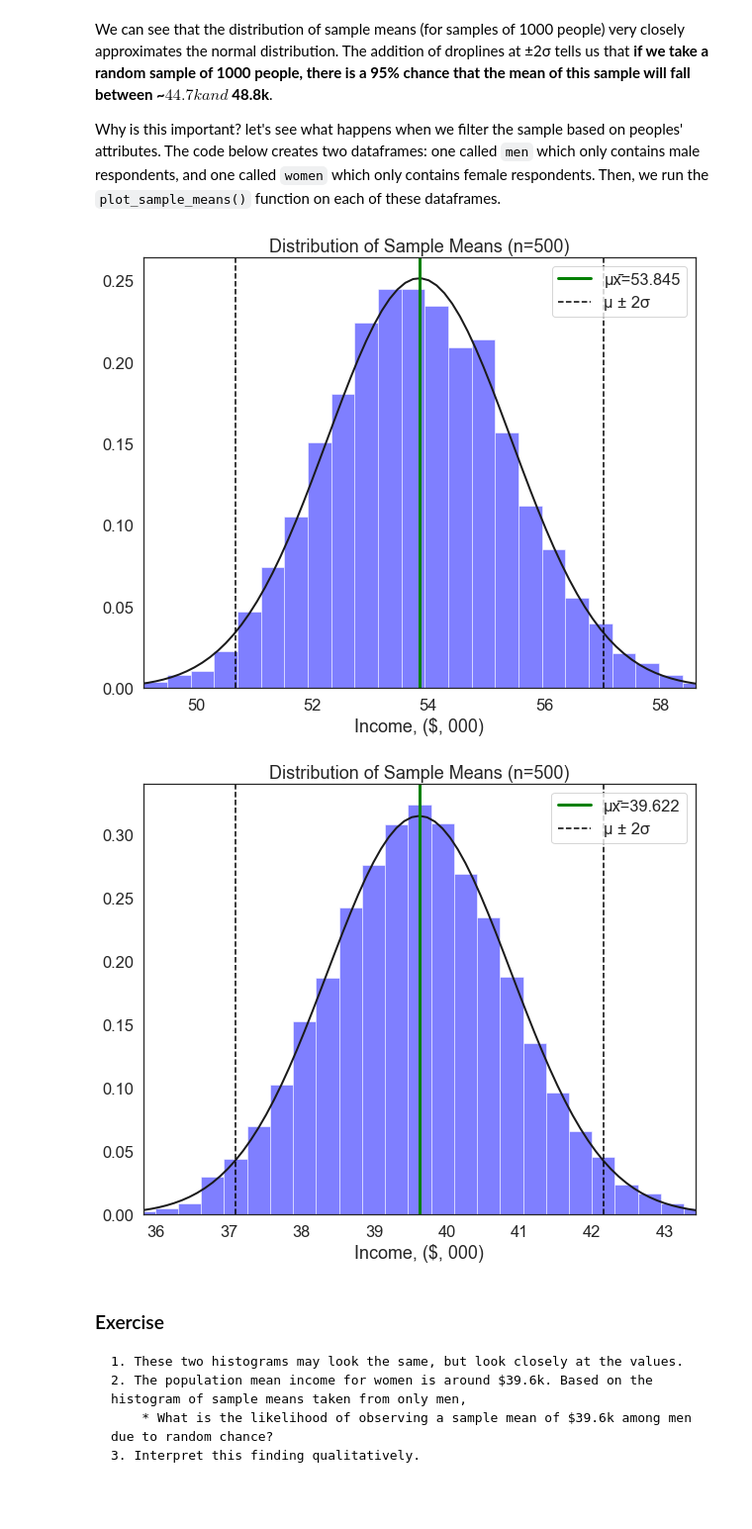
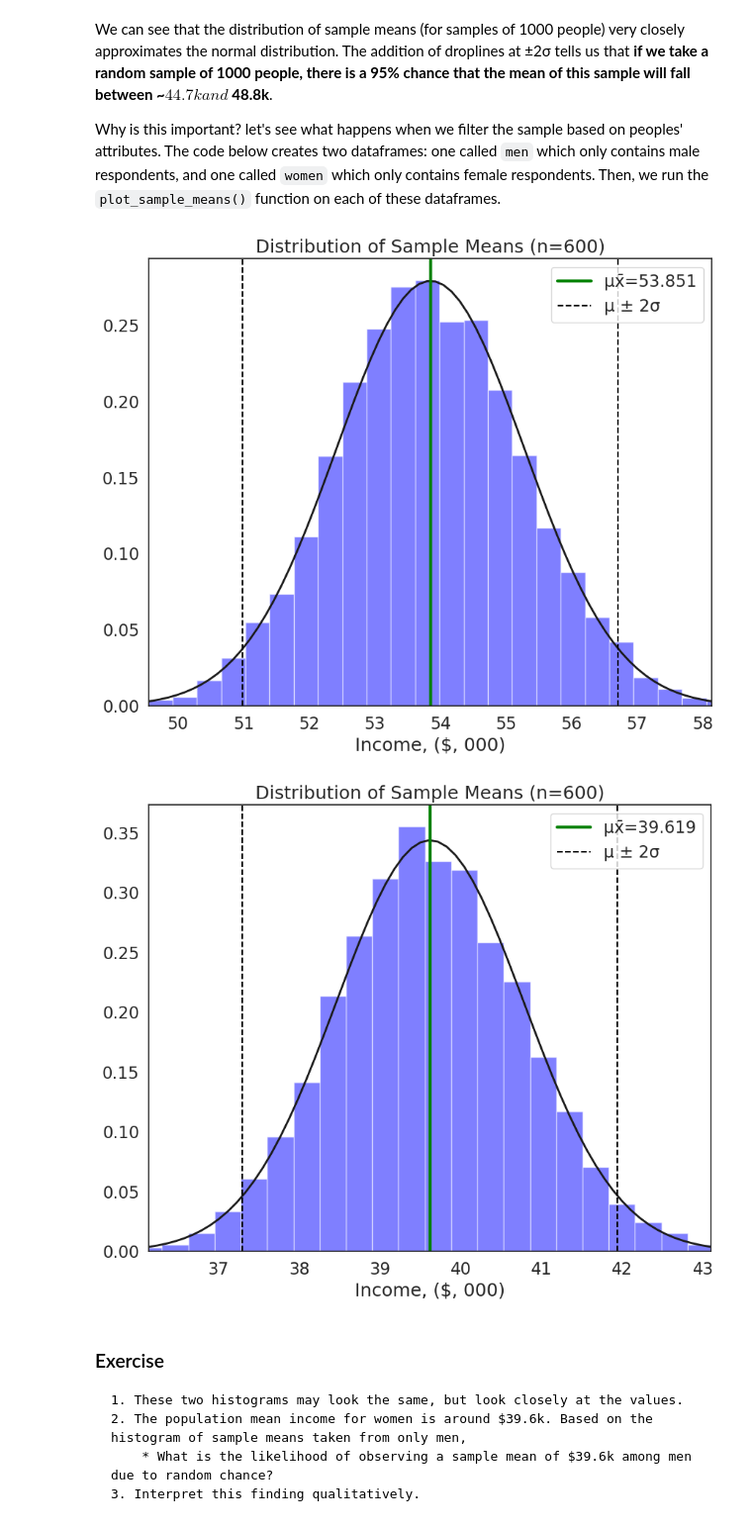
Before and after one commit to yuhengding1206/QM2-2024, a Jupyter notebook: notebooks/W05. Distributions and Basic Statistics.ipynb, the cells around one changed output. Shown at 99% size. Saved outputs shown, nothing was run; the diff lists cells and outputs as text; code cells hidden in the pictures; blank space fills up the shorter version.

```diff
--- a/notebooks/W05. Distributions and Basic Statistics.ipynb
+++ b/notebooks/W05. Distributions and Basic Statistics.ipynb
@@ -359,7 +363,7 @@ Hopefully, you will have noticed that as the sample size increases, the sample m
 #create an empty list to store sample means
 sample_means=[]
 
-sample_size=10
+sample_size=57
 # loop 10,000 times.
 for i in range(0,10000):
     sample= df['income'].sample(sample_size, replace=True) # draw a sample of 10 observations from the income variable, with replacement
@@ -427,12 +431,12 @@ Why is this important? let's see what happens when we filter the sample based on
 # %%
 men=df[df['sex']==1]['income'] # create a new dataframe containing only income values for men
 women=df[df['sex']==2]['income'] # create a new dataframe containing only income values for women
 
-plot_sample_means(men, xlab='Income, ($, 000)', sample_size=500)
-plot_sample_means(women, xlab='Income, ($, 000)', sample_size=500)
+plot_sample_means(men, xlab='Income, ($, 000)', sample_size=600)
+plot_sample_means(women, xlab='Income, ($, 000)', sample_size=600)
 # %% [output]
-[figure, old version]
+[figure, new version]
-[figure, old version]
+[figure, new version]
 # %% [markdown]
 ### Exercise
 
```
Also changed, not shown: parts of 14 cells of this notebook.
